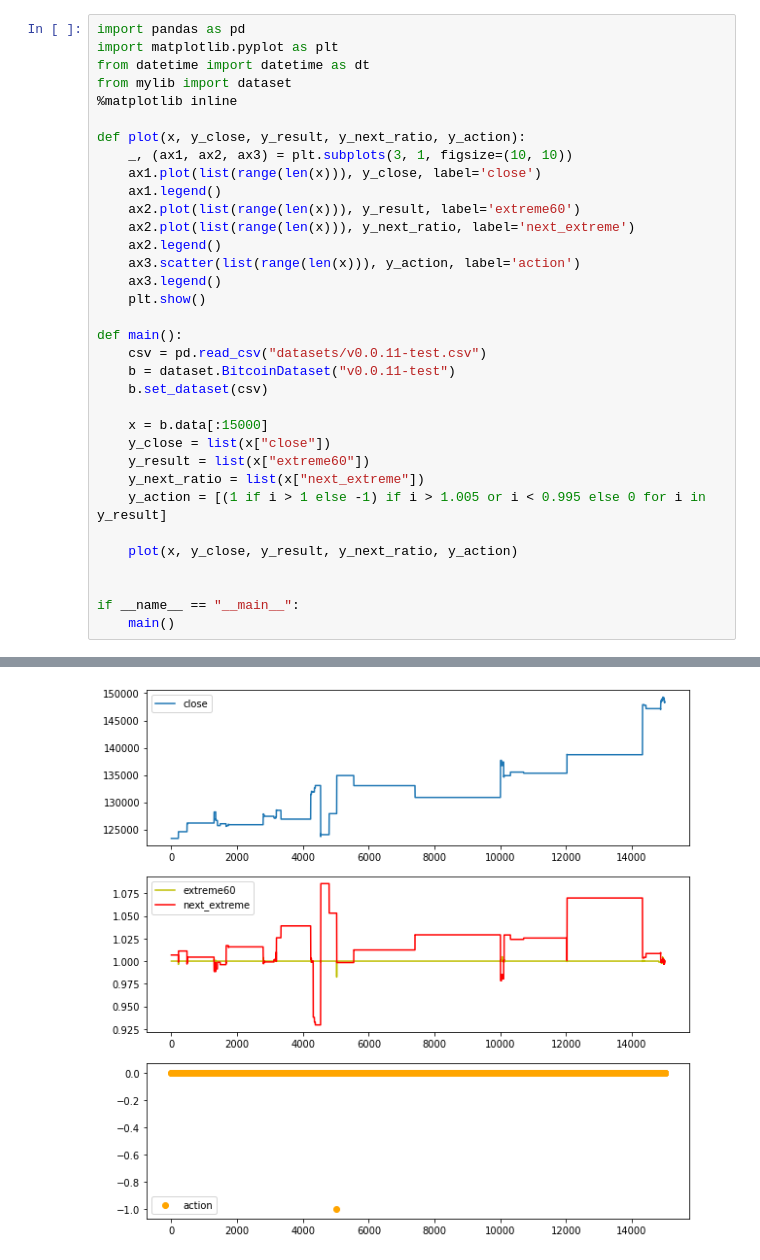
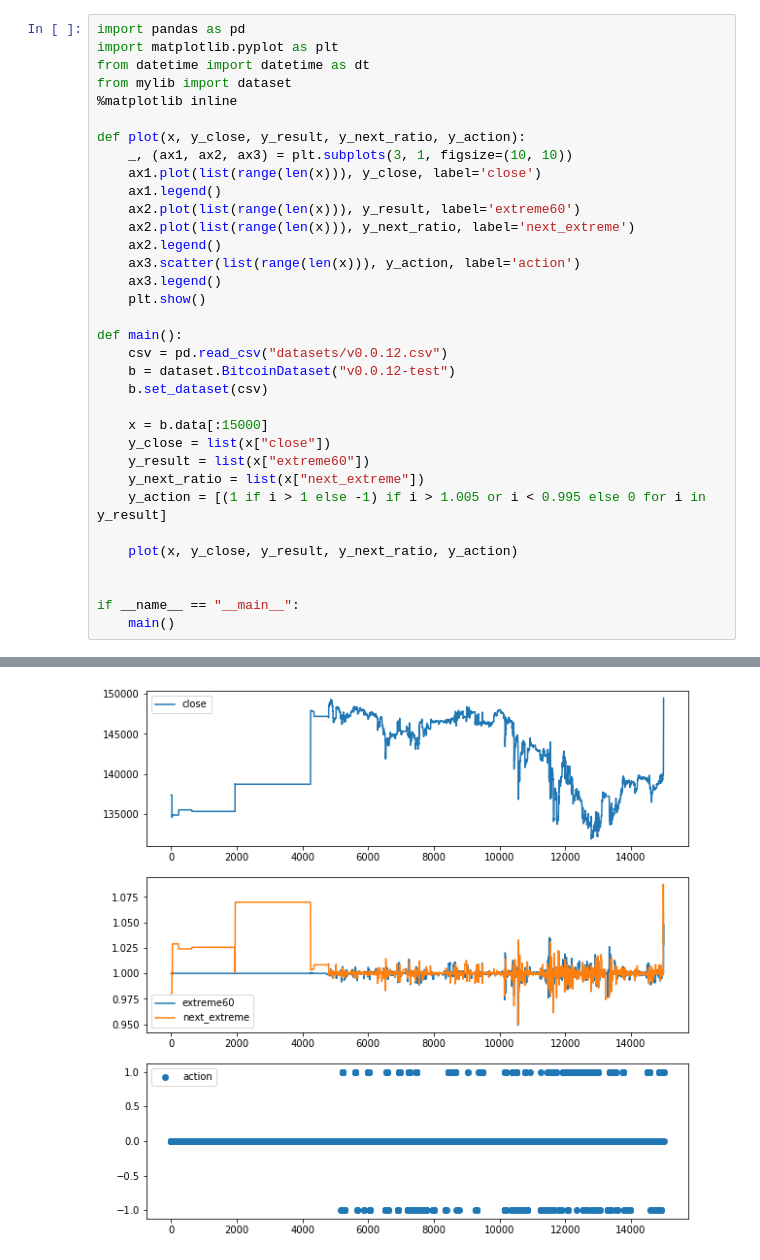
Before and after one commit to awesomest/mytrader, a Jupyter notebook: create_data.ipynb, the cells around one changed output, grey strips where cells are left out. Cells and saved outputs as stored; diff of their text form.

```diff
--- a/create_data.ipynb
+++ b/create_data.ipynb
@@ -17,8 +17,8 @@ def plot(x, y_close, y_result, y_next_ratio, y_action):
     plt.show()
 
 def main():
-    csv = pd.read_csv("datasets/v0.0.11-test.csv")
-    b = dataset.BitcoinDataset("v0.0.11-test")
+    csv = pd.read_csv("datasets/v0.0.12.csv")
+    b = dataset.BitcoinDataset("v0.0.12-test")
     b.set_dataset(csv)
 
     x = b.data[:15000]
@@ -45,4 +45,4 @@ if __name__ == "__main__":
-[figure, old version]
+[figure, new version]
 # %%
 import pandas as pd
 import matplotlib.pyplot as plt
```
Also changed, not shown: parts of 3 cells of this notebook, 5 other files.
